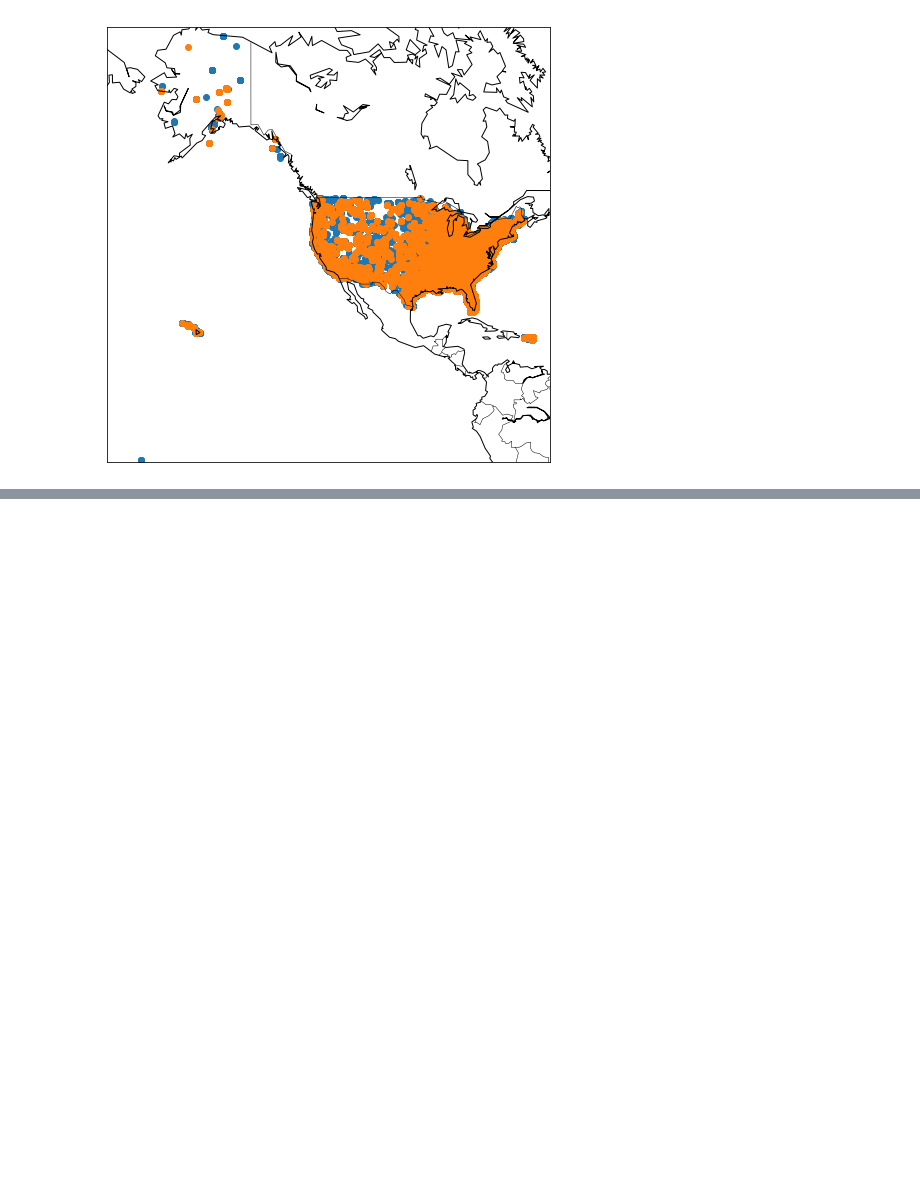
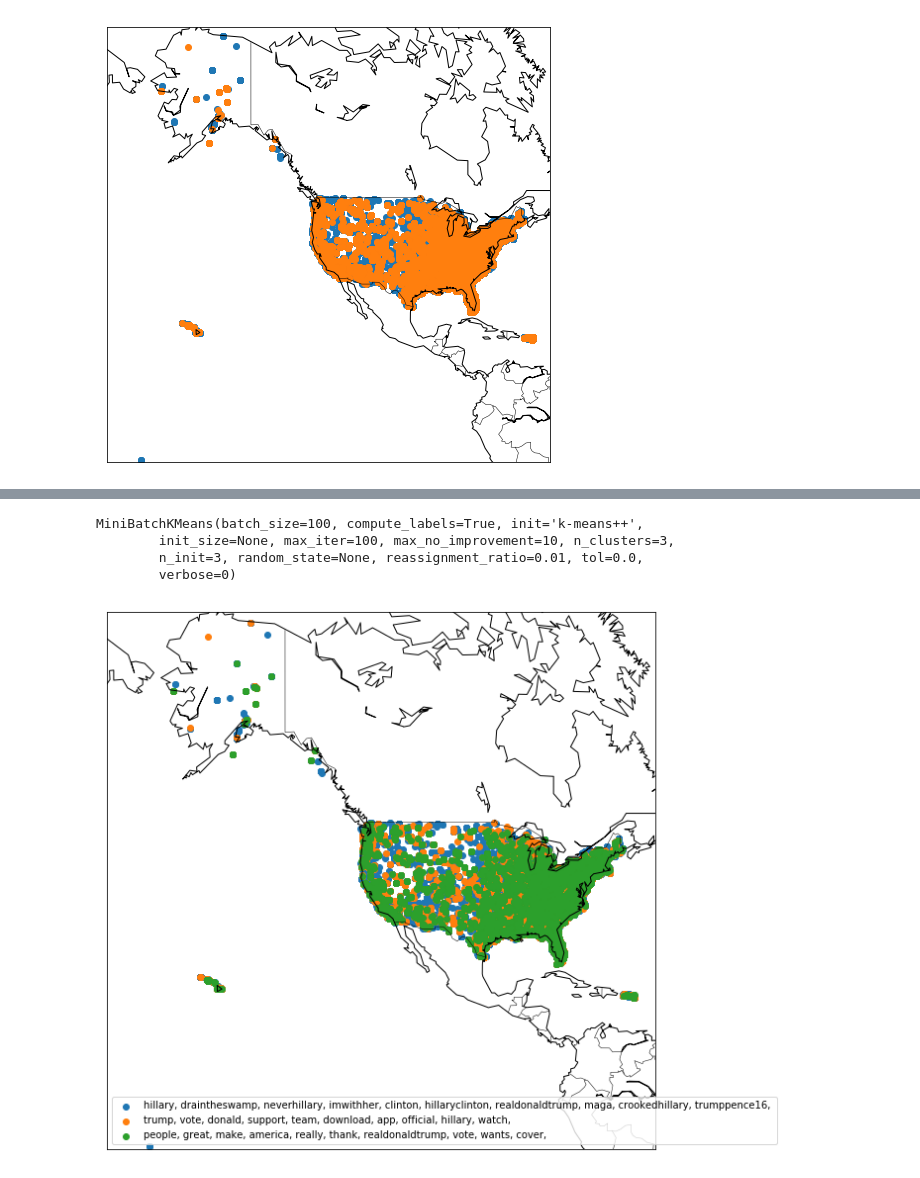
Before and after one commit to gpcarr/twitter_data_analysis, a Jupyter notebook: clusters.ipynb, the cells around one changed output, grey strips where cells are left out. Drawn from its saved outputs; the diff is of its cells as text; code cells hidden in the pictures; blank space fills up the shorter version.

```diff
--- a/clusters.ipynb
+++ b/clusters.ipynb
@@ -408,0 +443,12 @@ kmeans_plot_map(kmeans, all_df)
+# %%
+kmeans = MiniBatchKMeans(n_clusters=3) # faster kmeans algorithm
+kmeans.fit(matrix)
+# %% [output]
+MiniBatchKMeans(batch_size=100, compute_labels=True, init='k-means++',
+        init_size=None, max_iter=100, max_no_improvement=10, n_clusters=3,
+        n_init=3, random_state=None, reassignment_ratio=0.01, tol=0.0,
+        verbose=0)
+# %%
+kmeans_plot_map_legend(matrix, tfidf_vect, kmeans, all_df)
+# %% [output]
+[figure, added]
```
Also changed, not shown: parts of 12 cells of this notebook.
